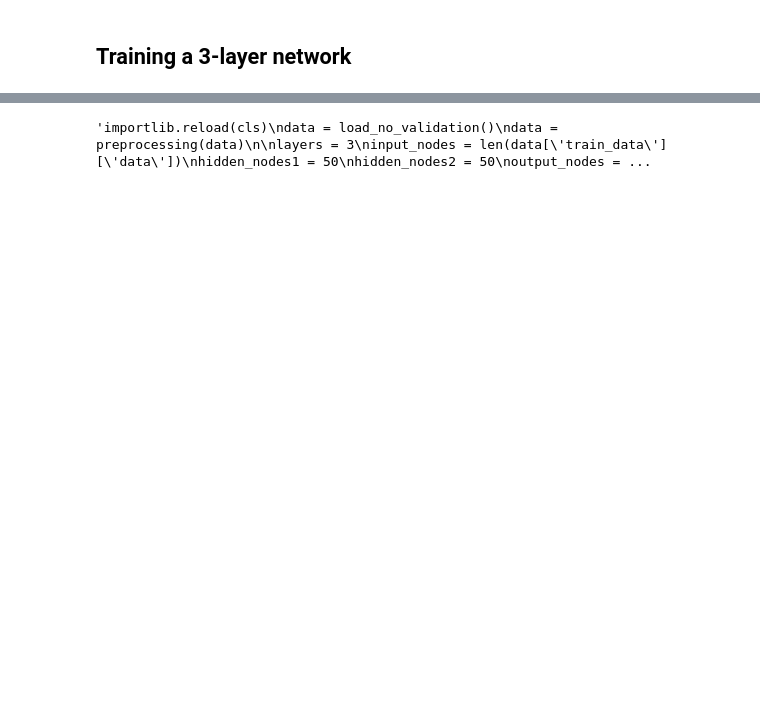
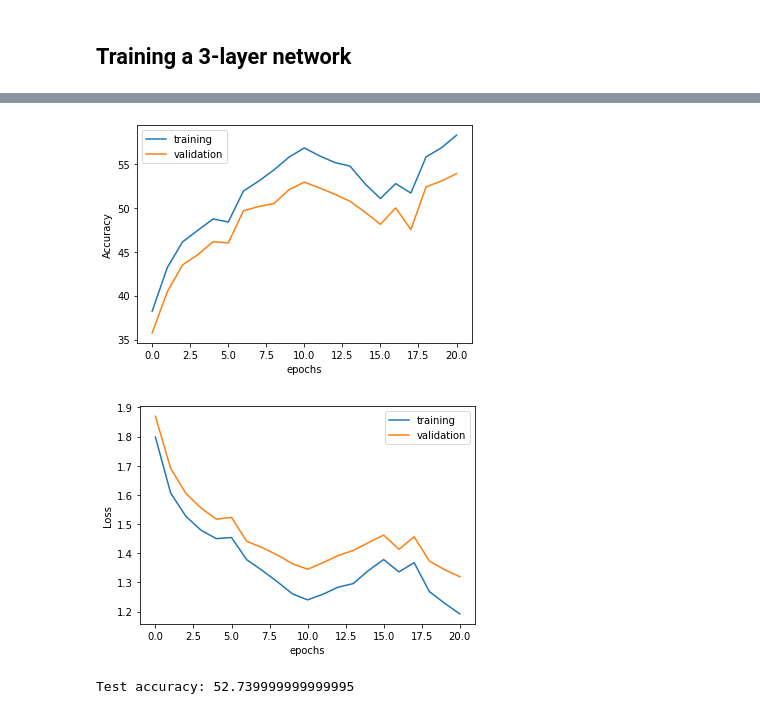
Before and after one commit to annasanchez27/DD2424-deep-learning-data-science, a Jupyter notebook: lab3/experiments.ipynb, the cells around one changed output, grey strips where cells are left out. Saved outputs shown, nothing was run; the diff lists cells and outputs as text; code cells hidden in the pictures; blank space fills up the shorter version.

```diff
--- a/lab3/experiments.ipynb
+++ b/lab3/experiments.ipynb
@@ -269,2 +284,7 @@ for l in range(len(grad_gamma)):
 # %% [markdown]
 ## Training a 3-layer network
+# %%
+importlib.reload(cls)
+data = load_all_data()
+data = preprocessing(data)
+len(data['train_data']['data'][0])
@@ -271,35 +326,35 @@ for l in range(len(grad_gamma)):
 # %%
-"""importlib.reload(cls)
-data = load_no_validation()
-data = preprocessing(data)
+importlib.reload(cls)
 
 layers = 3
 input_nodes = len(data['train_data']['data'])
 hidden_nodes1 = 50
 hidden_nodes2 = 50
 output_nodes = len(data['train_data']['one_hot'])
 
 n_batch = 100
 cycles = 2
 n_s = 5*49000/n_batch
 n = len(data['train_data']['data'][0])
 epochs = int(cycles*n_s*2/(n/n_batch))
 lamda = 0.005
 
 classifier = cls.Classifier()
 classifier.add_layer(n=hidden_nodes1, input_nodes=input_nodes)
 classifier.add_layer(n=hidden_nodes2, input_nodes=hidden_nodes1)
 classifier.add_layer(n=output_nodes,input_nodes=hidden_nodes2)
 metrics = classifier.fit(data['train_data']['data'], data['train_data']['one_hot'],
                          data['validation_data']['data'], data['validation_data']['one_hot'],
                          data['train_data']['labels'],
                          data['validation_data']['labels'],
                          'cross-entropy',
                          n_batch=n_batch, eta=1e-5, n_epochs=epochs, lamda=lamda, eta_min=1e-5, eta_max=1e-1, n_s=n_s)
 error_plot_normal(metrics['accuracy_train'], metrics['accuracy_val'], "Accuracy")
 error_plot_normal(metrics['loss_train'], metrics['loss_val'], "Loss")
 prediction_test = classifier.predict(data['test_data']['data'])
 test_accuracy = classifier.compute_accuracy(data['test_data']['labels'],prediction_test)
-print("Test accuracy:" ,test_accuracy)"""
+print("Test accuracy:" ,test_accuracy)
 # %% [output]
+[figure, added]
+[figure, added]
-'importlib.reload(cls)\ndata = load_no_validation()\ndata = preprocessing(data)\n\nlayers = 3\ninput_nodes = len(data[\'train_data\'][\'data\'])\nhidden_nodes1 = 50\nhidden_nodes2 = 50\noutput_nodes = ...
+Test accuracy: 52.739999999999995
```
Also changed, not shown: parts of 15 cells of this notebook, 4 other files.
